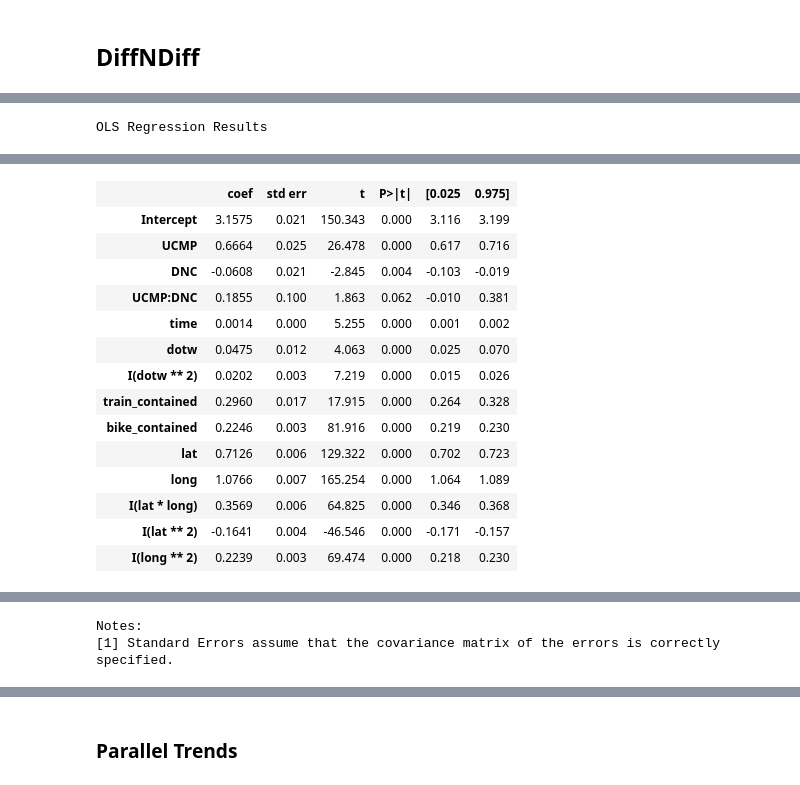
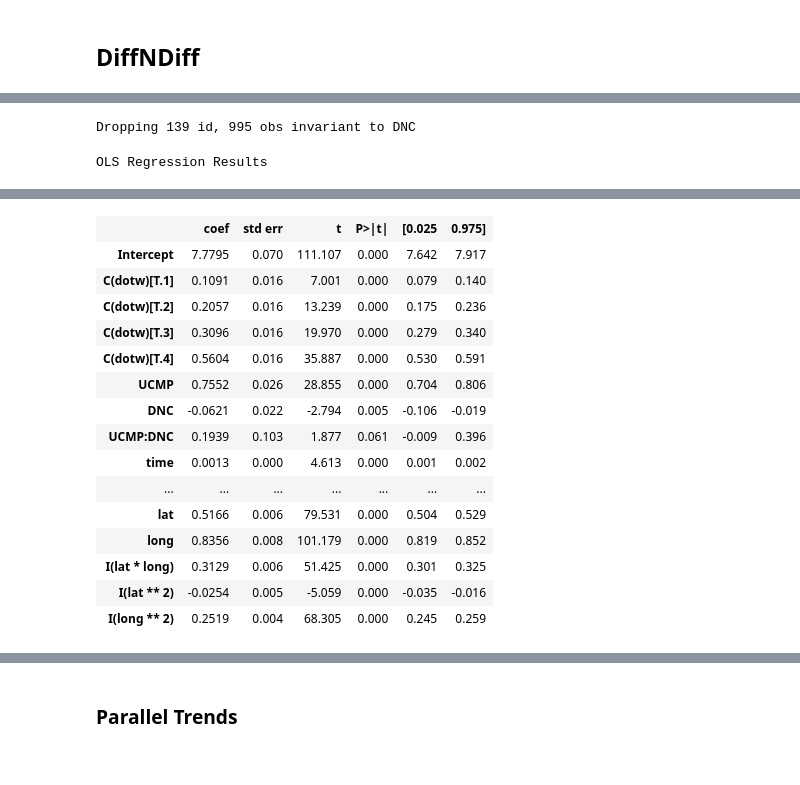
Before and after one commit to eric-mc2/DNCTransit, a Jupyter notebook: notebooks/replication/dnc-effect/reg.ipynb, the cells around one changed output, grey strips where cells are left out. Cells and saved outputs as stored; diff of their text form; code cells hidden in the pictures.

```diff
--- a/notebooks/replication/dnc-effect/reg.ipynb
+++ b/notebooks/replication/dnc-effect/reg.ipynb
@@ -92,4 +78,4 @@ model_data
 # %%
-model_data = get_model_data(tract_panel, "uber")
-uber_fe_model = model_area_fe(model_data)
-# uber_fe_model.summary()
+model_data = panel.loc[panel.transit == 'uber']
+uber_fe_model = model_fe(model_data)
+print_fe(uber_fe_model)
@@ -96,4 +103,4 @@ uber_fe_model = model_area_fe(model_data)
 # %%
-model_data = get_model_data(point_panel, "bike")
-bike_fe_model = model_area_fe(model_data)
-# bike_fe_model.summary()
+model_data = panel.loc[panel.transit == 'bike']
+bike_fe_model = model_fe(model_data)
+print_fe(bike_fe_model)
@@ -162 +171,30 @@ def model_transit_did(df):
+# %%
+def did_colinearity(df):
+    mask = np.full_like(df.index, True)
+    mask &= mask_colinear(df, 'id', 'DNC')
+    mask &= mask_colinear(df, 'date', 'UCMP')
+    df = df.loc[mask]
+    return df
+
+def model_transit_did(df, transit):
+    df = df.sort_values('date')
+    df['time'] = pd.Categorical(df['date']).codes
+    # contained_terms = ['train_contained','bike_contained','bus_contained']
+    # contained_term = " + ".join([c for c in contained_terms if c in df.columns])
+    # contained_term = contained_term if contained_term else "1"
+    dist_terms = ['log_train_distance','log_bike_distance','log_bus_distance']
+    dist_terms = [c for c in dist_terms if c in df.columns and transit not in c]
+    dist_term = " + ".join(dist_terms)
+    dist_term = dist_term if dist_term else "1"
+    # Assert that spatial units have time variance (only need to test group inclusion, not every variable.)
+    df = did_colinearity(df)
+    formula = f"""logrides ~
+                UCMP * DNC +
+                time + C(dotw) +
+                {dist_term} +
+                lat + long + I(lat * long)
+                + I(lat**2) + I(long**2)
+                """
+    did_model = sm.OLS.from_formula(formula, df).fit()
+    return did_model
 # %%
@@ -228,8 +275,9 @@ OLS Regression Results
 Notes:
 [1] Standard Errors assume that the covariance matrix of the errors is correctly specified.
 # %%
-model_data = get_model_data(tract_panel, "uber")
-uber_did_model = model_transit_did(model_data)
+model_data = panel.loc[panel.transit == 'uber']
+uber_did_model = model_transit_did(model_data, 'uber')
 uber_did_model.summary()
 # %% [output]
-OLS Regression Results
+Dropping 139 id, 995 obs invariant to DNC
+OLS Regression Results
@@ -244,16 +292,17 @@ OLS Regression Results
 | Covariance Type: | nonrobust |  |  |
 |  | coef | std err | t | P>|t| | [0.025 | 0.975] |
-| Intercept | 3.1575 | 0.021 | 150.343 | 0.000 | 3.116 | 3.199 |
-| UCMP | 0.6664 | 0.025 | 26.478 | 0.000 | 0.617 | 0.716 |
-| DNC | -0.0608 | 0.021 | -2.845 | 0.004 | -0.103 | -0.019 |
-| UCMP:DNC | 0.1855 | 0.100 | 1.863 | 0.062 | -0.010 | 0.381 |
-| time | 0.0014 | 0.000 | 5.255 | 0.000 | 0.001 | 0.002 |
-| dotw | 0.0475 | 0.012 | 4.063 | 0.000 | 0.025 | 0.070 |
-| I(dotw ** 2) | 0.0202 | 0.003 | 7.219 | 0.000 | 0.015 | 0.026 |
-| train_contained | 0.2960 | 0.017 | 17.915 | 0.000 | 0.264 | 0.328 |
-| bike_contained | 0.2246 | 0.003 | 81.916 | 0.000 | 0.219 | 0.230 |
-| lat | 0.7126 | 0.006 | 129.322 | 0.000 | 0.702 | 0.723 |
-| long | 1.0766 | 0.007 | 165.254 | 0.000 | 1.064 | 1.089 |
-| I(lat * long) | 0.3569 | 0.006 | 64.825 | 0.000 | 0.346 | 0.368 |
-| I(lat ** 2) | -0.1641 | 0.004 | -46.546 | 0.000 | -0.171 | -0.157 |
-| I(long ** 2) | 0.2239 | 0.003 | 69.474 | 0.000 | 0.218 | 0.230 |
+| Intercept | 7.7795 | 0.070 | 111.107 | 0.000 | 7.642 | 7.917 |
+| C(dotw)[T.1] | 0.1091 | 0.016 | 7.001 | 0.000 | 0.079 | 0.140 |
+| C(dotw)[T.2] | 0.2057 | 0.016 | 13.239 | 0.000 | 0.175 | 0.236 |
+| C(dotw)[T.3] | 0.3096 | 0.016 | 19.970 | 0.000 | 0.279 | 0.340 |
+| C(dotw)[T.4] | 0.5604 | 0.016 | 35.887 | 0.000 | 0.530 | 0.591 |
+| UCMP | 0.7552 | 0.026 | 28.855 | 0.000 | 0.704 | 0.806 |
+| DNC | -0.0621 | 0.022 | -2.794 | 0.005 | -0.106 | -0.019 |
+| UCMP:DNC | 0.1939 | 0.103 | 1.877 | 0.061 | -0.009 | 0.396 |
+| time | 0.0013 | 0.000 | 4.613 | 0.000 | 0.001 | 0.002 |
+| ... | ... | ... | ... | ... | ... | ... |
+| lat | 0.5166 | 0.006 | 79.531 | 0.000 | 0.504 | 0.529 |
+| long | 0.8356 | 0.008 | 101.179 | 0.000 | 0.819 | 0.852 |
+| I(lat * long) | 0.3129 | 0.006 | 51.425 | 0.000 | 0.301 | 0.325 |
+| I(lat ** 2) | -0.0254 | 0.005 | -5.059 | 0.000 | -0.035 | -0.016 |
+| I(long ** 2) | 0.2519 | 0.004 | 68.305 | 0.000 | 0.245 | 0.259 |
@@ -264,2 +312,0 @@ OLS Regression Results
-Notes:
-[1] Standard Errors assume that the covariance matrix of the errors is correctly specified.
```
Also changed, not shown: parts of 33 cells of this notebook, 4 other files.
